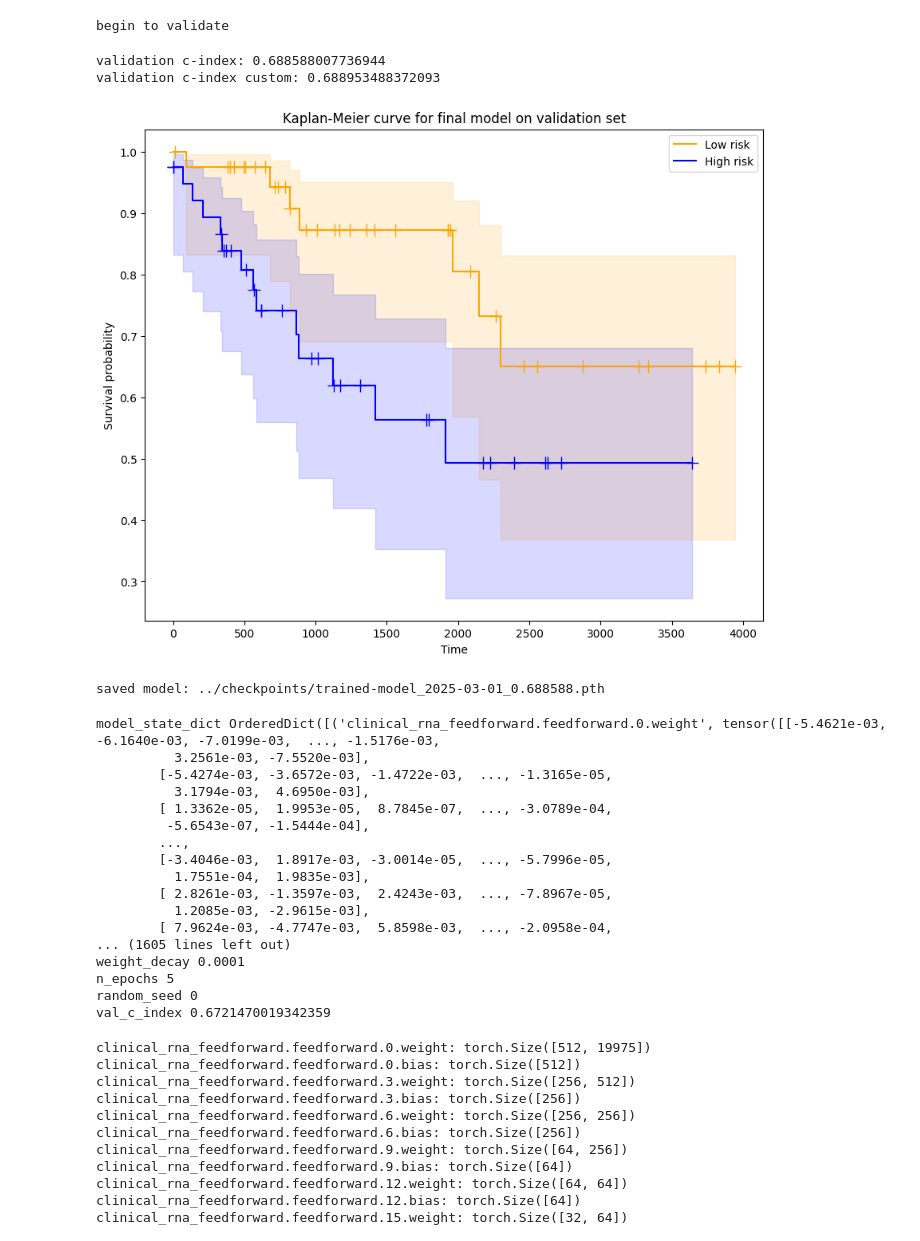
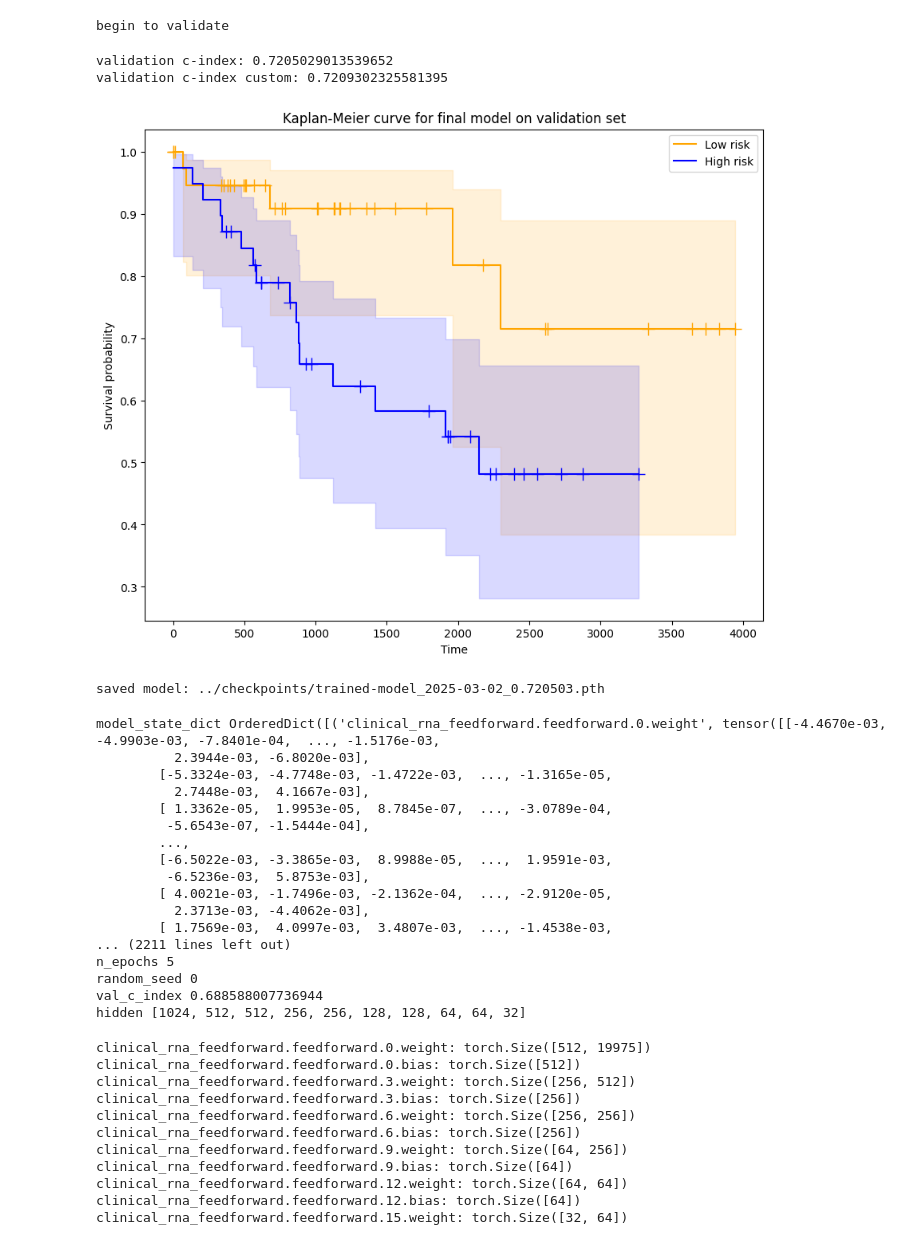
Before and after one commit to quanghieu31/multimodal-ccRCC, a Jupyter notebook: notebooks/fusion.ipynb, the cells around one changed output. Saved outputs shown, nothing was run; the diff lists cells and outputs as text; code cells hidden in the pictures.

```diff
--- a/notebooks/fusion.ipynb
+++ b/notebooks/fusion.ipynb
@@ -231,7 +231,7 @@ np.random.seed(0)
 torch.manual_seed(0)
 
 device = torch.device("cuda" if torch.cuda.is_available() else "cpu")
-
+dropout_ratio = 0.5
 
 class WSI_FCN(nn.Module):
     """
@@ -335,7 +335,9 @@ class Clinical_RNA_FeedForward(nn.Module):
         #     nn.Dropout(dropout_ratio),
         # )
 
-        hidden = [1024, 512, 512, 256, 256, 128, 128, 64, 64, 32]
+        # [1024, 512, 512, 256, 256, 128, 128, 64, 64, 32]
+
+        hidden = [1024, 1024, 512, 512, 256, 256, 128, 128, 64, 64, 32] # TODO: next time try
 
         self.feedforward = nn.Sequential(
             nn.Linear(input_dim, hidden[0]), nn.ReLU(), nn.Dropout(dropout_ratio),
@@ -348,7 +350,8 @@ class Clinical_RNA_FeedForward(nn.Module):
             nn.Linear(hidden[6], hidden[7]), nn.ReLU(), nn.Dropout(dropout_ratio),
             nn.Linear(hidden[7], hidden[8]), nn.ReLU(), nn.Dropout(dropout_ratio),
             nn.Linear(hidden[8], hidden[9]), nn.ReLU(), nn.Dropout(dropout_ratio),
-            nn.Linear(hidden[9], output_dim), nn.ReLU(), nn.Dropout(dropout_ratio),
+            nn.Linear(hidden[9], hidden[10]), nn.ReLU(), nn.Dropout(dropout_ratio),
+            nn.Linear(hidden[10], output_dim), nn.ReLU(), nn.Dropout(dropout_ratio),
         )
 
     def forward(self, x):
@@ -682,45 +685,45 @@ def display_km_curves_fusion(risks, times, events, title_name, save_figure=False
         plt.show()
 
 
 val_c_index = concordance_index(val_times, -np.array(val_risks), val_events)
 print(f"validation c-index: {val_c_index}")
 
 val_c_index_custom = concordance_index_custom(val_risks, val_times, val_events)
 print(f"validation c-index custom: {val_c_index_custom}")
 
 display_km_curves_fusion(val_risks, val_times, val_events, "validation set", save_figure=False)
 
 
 saved_model = True
 
 if saved_model:
     current_time = datetime.now().strftime("%H-%M-%S")
     checkpoint_path = f"../checkpoints/trained-model_{date.today()}_{val_c_index:4f}.pth"
     torch.save({
         'model_state_dict': model.state_dict(), # all weights all models
         'optimizer_state_dict': optimizer.state_dict(),
         'batch_size': batch_size,
         'dropout_ratio': dropout_ratio,
         'learning_rate': lr,
         'weight_decay': weight_decay,
         'n_epochs': n_epochs,
         'random_seed': 0,
         'val_c_index': val_c_index,
-        'hidden': [1024, 512, 512, 256, 256, 128, 128, 64, 64, 32]
+        'hidden': [1024, 1024, 512, 512, 256, 256, 128, 128, 64, 64, 32]
     }, checkpoint_path)
     print(f"saved model: {checkpoint_path}")
 # %% [output]
-validation c-index: 0.688588007736944
-validation c-index custom: 0.688953488372093
+validation c-index: 0.7205029013539652
+validation c-index custom: 0.7209302325581395
-[figure, old version]
+[figure, new version]
-saved model: ../checkpoints/trained-model_2025-03-01_0.688588.pth
+saved model: ../checkpoints/trained-model_2025-03-02_0.720503.pth
 # %%
 model_chkpt = FusionNetwork()
 model_chkpt.to(device)
 optimizer = optim.Adam(model_chkpt.parameters())
 
 # load from last check point
-checkpoint_path = _
+checkpoint_path = r"..\checkpoints\trained-model_2025-03-01_0.688588.pth"
 checkpoint = torch.load(checkpoint_path, map_location=device)
 model_chkpt.load_state_dict(checkpoint['model_state_dict'])
 optimizer.load_state_dict(checkpoint['optimizer_state_dict'])
@@ -729,23 +732,23 @@ val_c_index = checkpoint['val_c_index']
 for k, v in checkpoint.items():
     print(k, v)
 # %% [output]
-model_state_dict OrderedDict([('clinical_rna_feedforward.feedforward.0.weight', tensor([[-5.4621e-03, -6.1640e-03, -7.0199e-03,  ..., -1.5176e-03,
-          3.2561e-03, -7.5520e-03],
-        [-5.4274e-03, -3.6572e-03, -1.4722e-03,  ..., -1.3165e-05,
-          3.1794e-03,  4.6950e-03],
+model_state_dict OrderedDict([('clinical_rna_feedforward.feedforward.0.weight', tensor([[-4.4670e-03, -4.9903e-03, -7.8401e-04,  ..., -1.5176e-03,
+          2.3944e-03, -6.8020e-03],
+        [-5.3324e-03, -4.7748e-03, -1.4722e-03,  ..., -1.3165e-05,
+          2.7448e-03,  4.1667e-03],
         [ 1.3362e-05,  1.9953e-05,  8.7845e-07,  ..., -3.0789e-04,
          -5.6543e-07, -1.5444e-04],
         ...,
-        [-3.4046e-03,  1.8917e-03, -3.0014e-05,  ..., -5.7996e-05,
-          1.7551e-04,  1.9835e-03],
-        [ 2.8261e-03, -1.3597e-03,  2.4243e-03,  ..., -7.8967e-05,
-          1.2085e-03, -2.9615e-03],
-        [ 7.9624e-03, -4.7747e-03,  5.8598e-03,  ..., -2.0958e-04,
-... (1605 lines left out)
-weight_decay 0.0001
+        [-6.5022e-03, -3.3865e-03,  8.9988e-05,  ...,  1.9591e-03,
+         -6.5236e-03,  5.8753e-03],
+        [ 4.0021e-03, -1.7496e-03, -2.1362e-04,  ..., -2.9120e-05,
+          2.3713e-03, -4.4062e-03],
+        [ 1.7569e-03,  4.0997e-03,  3.4807e-03,  ..., -1.4538e-03,
+... (2211 lines left out)
 n_epochs 5
 random_seed 0
-val_c_index 0.6721470019342359
+val_c_index 0.688588007736944
+hidden [1024, 512, 512, 256, 256, 128, 128, 64, 64, 32]
 # %%
 for name, param in checkpoint['model_state_dict'].items():
     print(f"{name}: {param.shape}")
```
Also changed, not shown: parts of 2 cells of this notebook, 1 other file.
